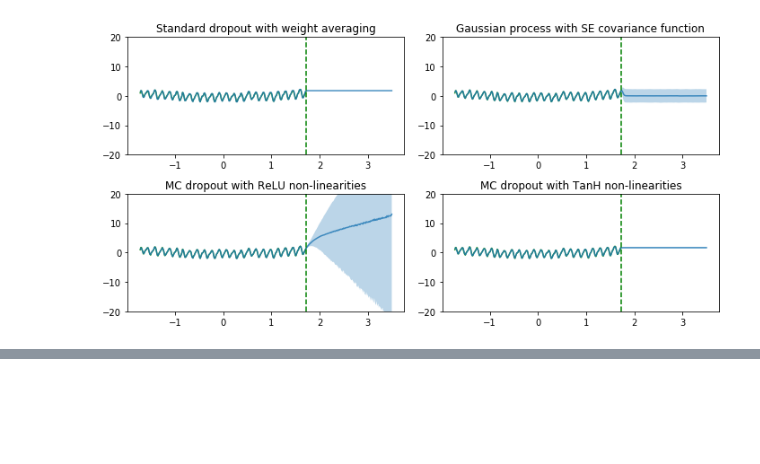
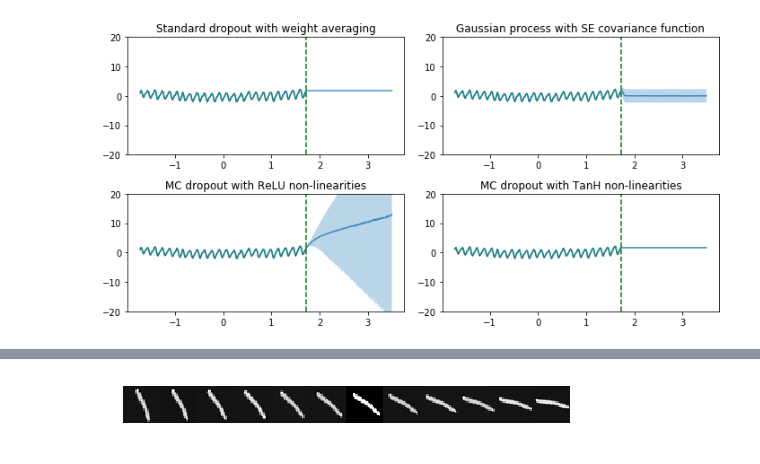
Before and after one commit to xuwd11/Dropout_Tutorial_in_PyTorch, a Jupyter notebook: index.ipynb, the cells around one changed output, grey strips where cells are left out. Saved outputs shown, nothing was run; the diff lists cells and outputs as text; code cells hidden in the pictures; blank space fills up the shorter version.

```diff
--- a/index.ipynb
+++ b/index.ipynb
@@ -451,0 +501,13 @@ plt.tight_layout();
+# %%
+# Load data
+
+(X_train, y_train), (X_test, y_test) = mnist.load_data()
+
+X_train = X_train / 255
+X_test = X_test / 255
+X_train = X_train.reshape((X_train.shape[0], 28, 28, 1))
+X_test = X_test.reshape((X_test.shape[0], 28, 28, 1))
+X1 = np.array([rotate(X_test[9978], i, reshape=False) for i in range(60, 120, 5)])
+
+y_train = to_categorical(y_train)
+y_test = to_categorical(y_test)
@@ -451,0 +566,12 @@ plt.tight_layout();
+# %%
+plt.figure(figsize=(8, 1))
+
+gs = gridspec.GridSpec(1, 12)
+gs.update(wspace=0, hspace=0)
+
+for i in range(len(X1)):
+    plt.subplot(gs[i])
+    plt.imshow(X1[i].squeeze(), cmap='gray');
+    plt.axis('off');
+# %% [output]
+[figure, added]
```
Also changed, not shown: parts of 7 cells of this notebook, 1 other file.
